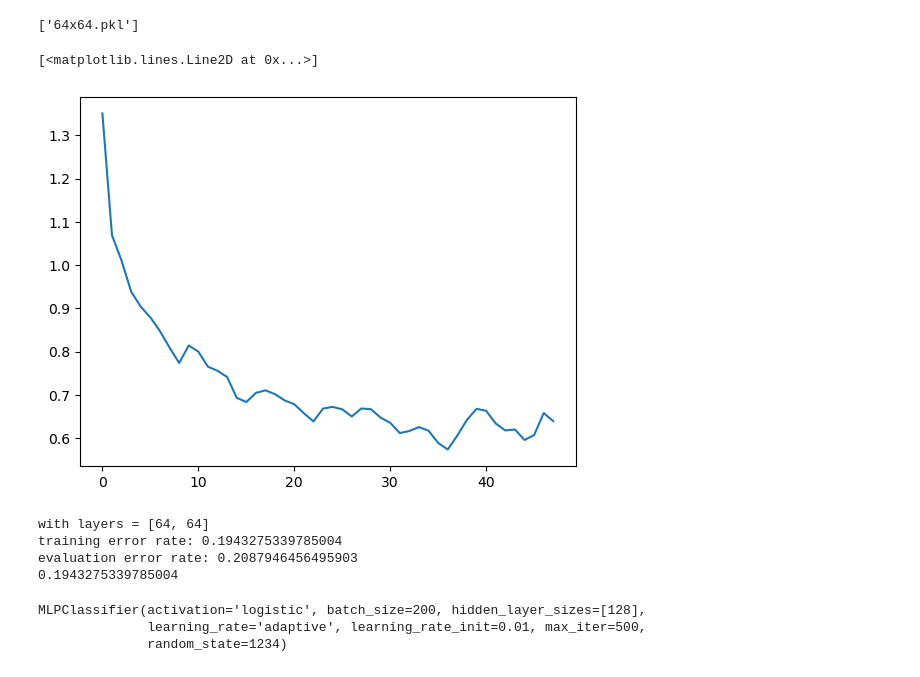
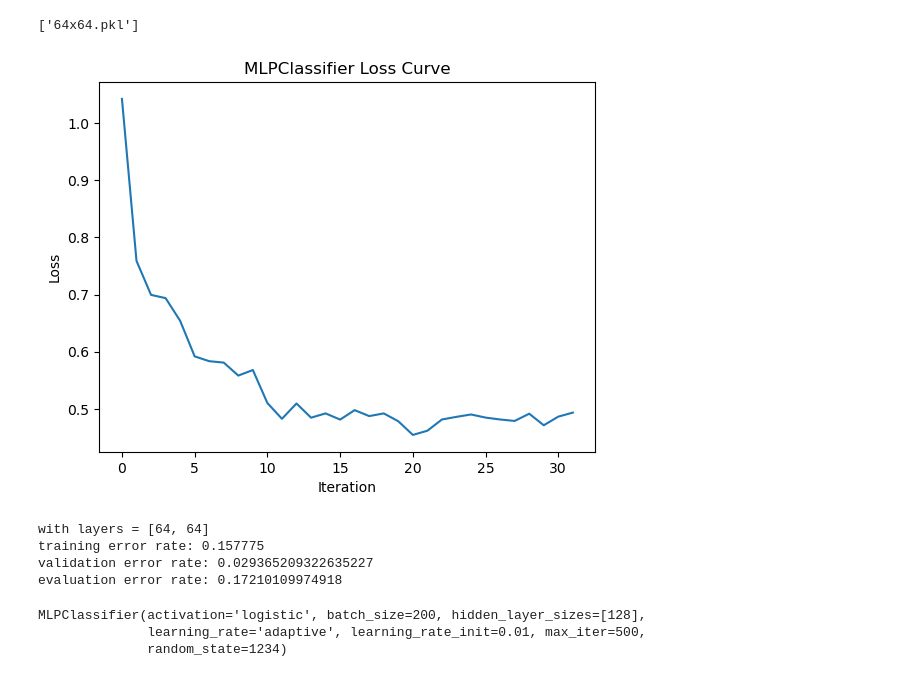
Before and after one commit to devvpat/facial_expressions_learning, a Jupyter notebook: project.ipynb, the cells around one changed output. Cells and saved outputs as stored; diff of their text form; code cells hidden in the pictures.

```diff
--- a/project.ipynb
+++ b/project.ipynb
@@ -144,14 +153,14 @@ np.random.shuffle(shuffled_indices)
 X_tr_balanced_shuffled = X_balanced[shuffled_indices]
 y_tr_balanced_shuffled = y_balanced[shuffled_indices]
 # %%
-X_tr_unscaled, X_te_unscaled, y_tr, y_te = train_test_split(X_tr_balanced_shuffled, y_tr_balanced_shuffled, test_size=0.3, random_state=seed, shuffle=True)
+X_tr_unscaled, X_te_unscaled, y_tr, y_te = train_test_split(X_tr_balanced_shuffled, y_tr_balanced_shuffled, test_size=0.1, random_state=seed, shuffle=True)
 
 scaler = StandardScaler()
 scaler.fit(X_tr_unscaled)
 X_tr = scaler.transform(X_tr_unscaled)     # We can forget about the original values & work
 X_te = scaler.transform(X_te_unscaled)     #  just with the transformed values from here
 # %%
-X_tr_subset = X_tr[:10000]
-y_tr_subset = y_tr[:10000]
+X_tr_subset = X_tr[:40000]
+y_tr_subset = y_tr[:40000]
 print(X_tr.shape)
 # %% [output]
@@ -165,7 +174,7 @@ neural_network = MLPClassifier(hidden_layer_sizes=[64, 64],
                                learning_rate='adaptive',
                                learning_rate_init=0.01,
                                random_state=seed)
-neural_network.fit(X_tr, y_tr)
+neural_network.fit(X_tr_subset, y_tr_subset)
 # %% [output]
 MLPClassifier(activation='logistic', batch_size=200,
               hidden_layer_sizes=[64, 64], learning_rate='adaptive',
@@ -178,19 +187,23 @@ joblib.dump(neural_network, '64x64.pkl')
 ['64x64.pkl']
 # %%
 nn = joblib.load('saved_networks/64x64.pkl')
-# %%
-curve = neural_network.loss_curve_
-plt.plot(range(len(curve)), curve)
-# %% [output]
-[<matplotlib.lines.Line2D at 0x...>]
-[figure, removed]
+# %%
+curve = neural_network.loss_curve_
+plt.plot(curve)
+plt.title("MLPClassifier Loss Curve")
+plt.xlabel("Iteration")
+plt.ylabel("Loss")
+plt.show()
+# %% [output]
+[figure, added]
 # %%
 yp = neural_network.predict(X_tr)
 countsp = defaultdict(int)
 for i in yp:
     countsp[i] += 1
 print('with layers = [64, 64]')
-print('training error rate: ' + str(sum([0 if y == yp else 1 for y, yp in zip(y_tr, neural_network.predict(X_tr))])/len(y_tr)))
+print('training error rate: ' + str(sum([0 if y == yp else 1 for y, yp in zip(y_tr_subset, neural_network.predict(X_tr_subset))])/len(y_tr_subset)))
+print('validation error rate: ' + str(sum([0 if y == yp else 1 for y, yp in zip(y_tr[40000:], neural_network.predict(X_tr[40000:,]))])/len(y_tr[10000:])))
 print('evaluation error rate: '+ str(sum([0 if y == yp else 1 for y, yp in zip(y_te, neural_network.predict(X_te))])/len(y_te)))
 
 
@@ -208,9 +221,9 @@ print('evaluation error rate: '+ str(sum([0 if y == yp else 1 for y, yp in zip(y
 #         ax[i, j].set_title(y_tr_subset[wrong_i[i*r + j]] + '-' + yp[wrong_i[i*r + j]])
 # %% [output]
 with layers = [64, 64]
-training error rate: 0.1943275339785004
-evaluation error rate: 0.2087946456495903
-0.1943275339785004
+training error rate: 0.157775
+validation error rate: 0.029365209322635227
+evaluation error rate: 0.17210109974918
 # %%
 # trying with 1 hidden layer of 128 nodes
 
```
Also changed, not shown: parts of 11 cells of this notebook.
